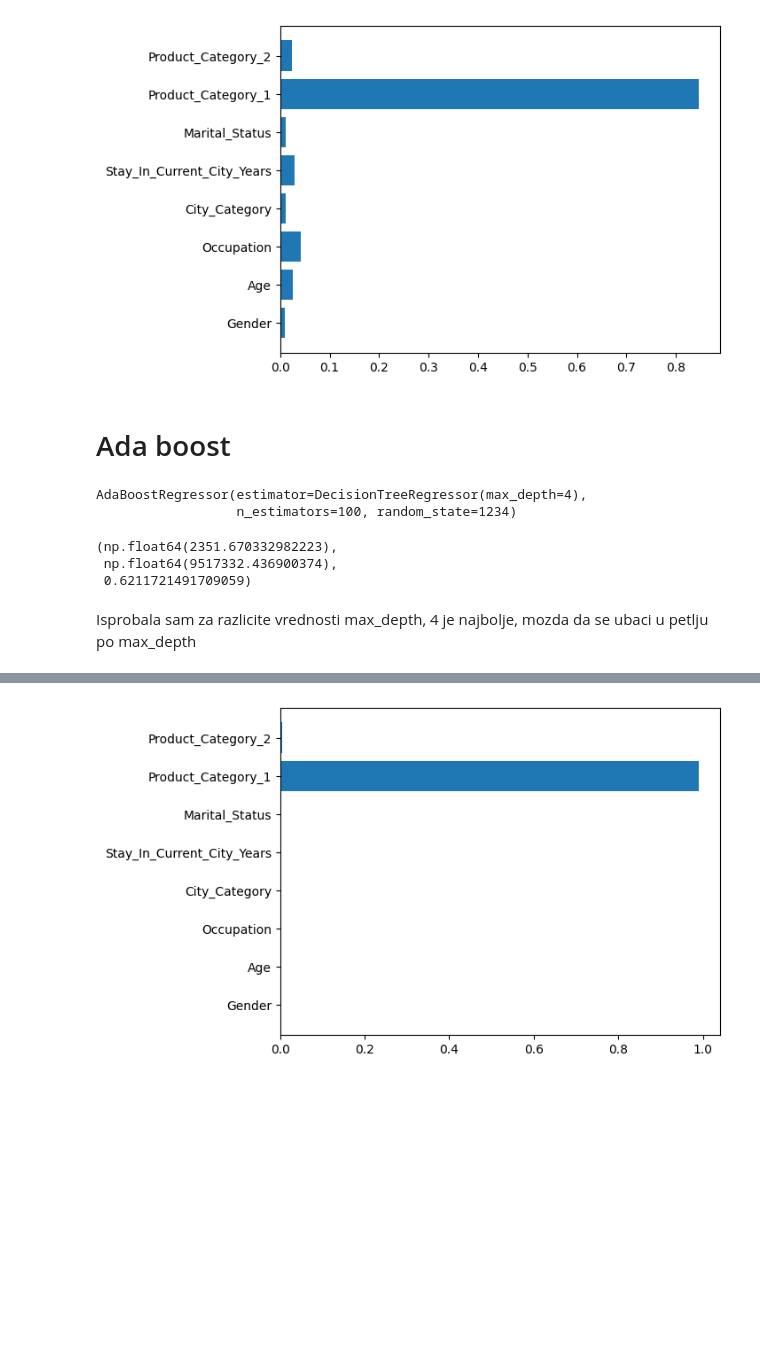
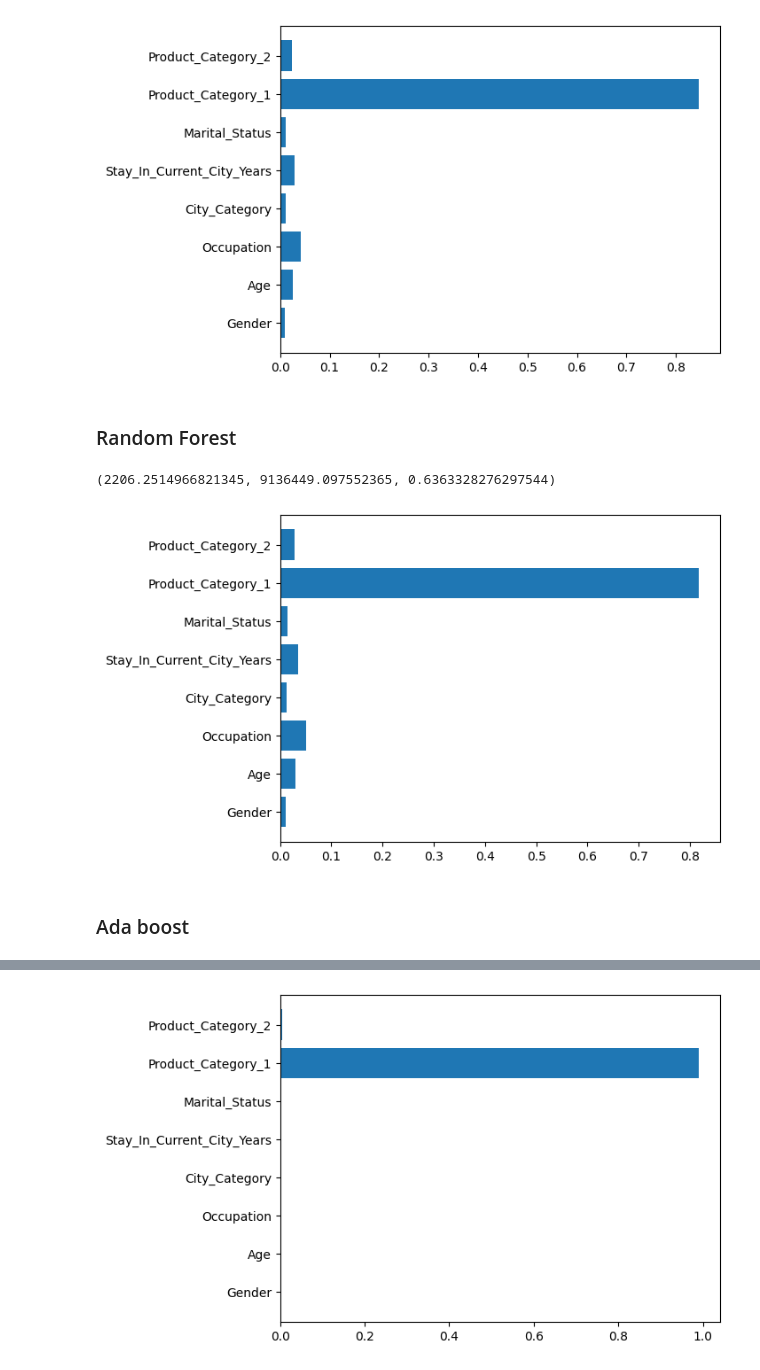
Before and after one commit to dunjica21/Projekat_ML, a Jupyter notebook: BlackFriday.ipynb, the cells around one changed output, grey strips where cells are left out. Cells and saved outputs as stored; diff of their text form; code cells hidden in the pictures; blank space fills up the shorter version.

```diff
--- a/BlackFriday.ipynb
+++ b/BlackFriday.ipynb
@@ -649,5 +511,0 @@ x_train, x_test, y_train, y_test = model_selection.train_test_split(x, y, test_s
-# %%
-scaler = preprocessing.StandardScaler()
-scaler.fit(x_train, y_train)
-x_train = scaler.transform(x_train)
-x_test = scaler.transform(x_test)
@@ -656,5 +512,5 @@ x_test = scaler.transform(x_test)
 # %%
-regressor = tree.DecisionTreeRegressor(random_state = RANDOM_STATE)
-regressor.fit(x_train, y_train)
-y_pred = regressor.predict(x_test)
+dt = tree.DecisionTreeRegressor(random_state = RANDOM_STATE)
+dt.fit(x_train, y_train)
+y_pred = dt.predict(x_test)
 # %%
@@ -668,3 +524,5 @@ plt.barh(list(x.columns), regressor.feature_importances_)
 plt.show()
 # %% [output]
 [figure]
+# %% [markdown]
+### Random Forest
@@ -671,2 +535,11 @@ plt.show()
+# %%
+mae_rf, mse_rf, r2_rf
+# %% [output]
+(2206.2514966821345, 9136449.097552365, 0.6363328276297544)
+# %%
+plt.barh(list(X.columns), rf.feature_importances_)
+plt.show()
+# %% [output]
+[figure, added]
 # %% [markdown]
-# Ada boost
+### Ada boost
@@ -675,5 +545,0 @@ model_adaboost= ensemble.AdaBoostRegressor(estimator=tree.DecisionTreeRegressor(
-# %%
-model_adaboost.fit(x_train, y_train)
-# %% [output]
-AdaBoostRegressor(estimator=DecisionTreeRegressor(max_depth=4),
-                  n_estimators=100, random_state=1234)
@@ -684,8 +545,0 @@ mae_ada, mse_ada, r2_ada = metrics.mean_absolute_error(y_test, y_predict_ada), m
-# %%
-mae_ada, mse_ada, r2_ada
-# %% [output]
-(np.float64(2351.670332982223),
- np.float64(9517332.436900374),
- 0.6211721491709059)
-# %% [markdown]
- Isprobala sam za razlicite vrednosti max_depth, 4 je najbolje, mozda da se ubaci u petlju po max_depth
```
Also changed, not shown: parts of 85 cells of this notebook.
